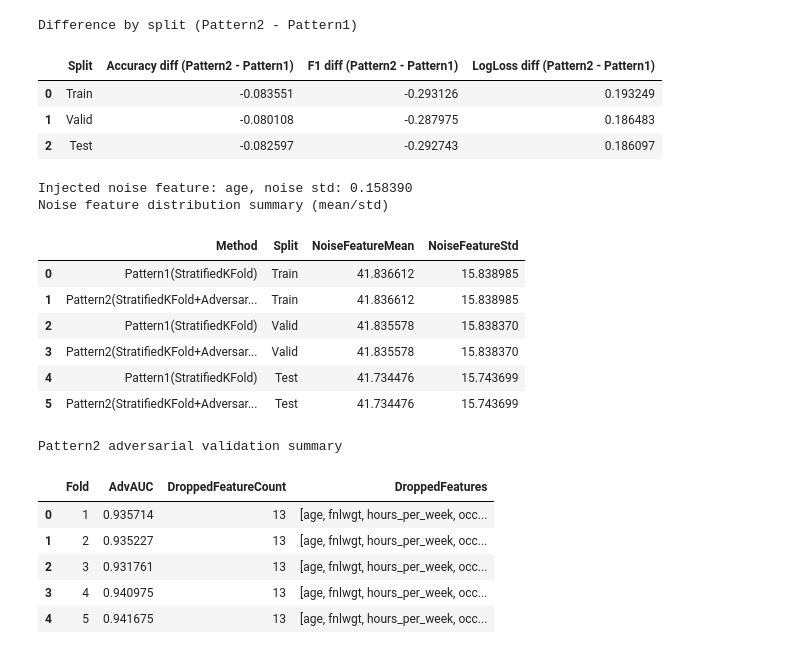
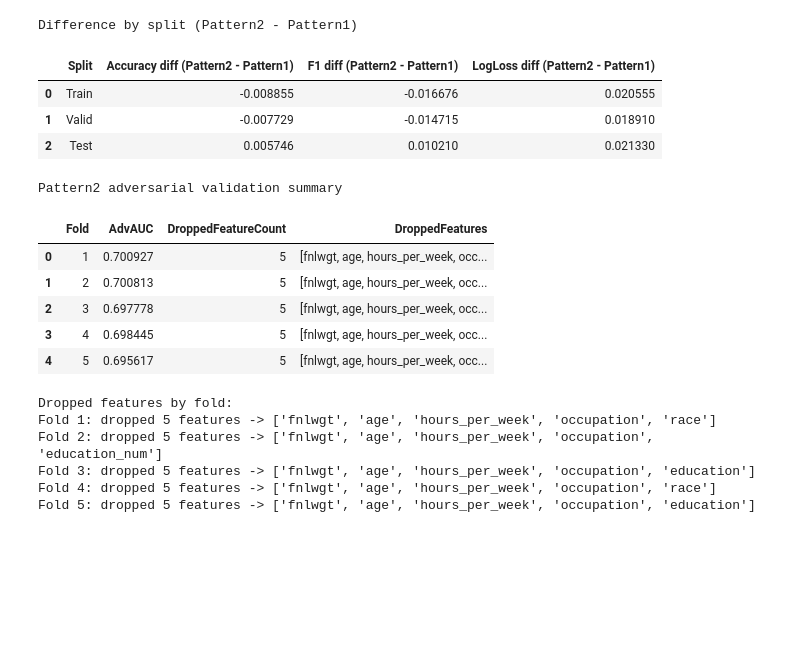
Before and after one commit to hirayukis/kaggle-techniques-ojt, a Jupyter notebook: 05_stratified_kfold_pattern1_pattern2_adversarial.ipynb, the cells around one changed output. Cells and saved outputs as stored; diff of their text form; code cells hidden in the pictures; blank space fills up the shorter version.

```diff
--- a/05_stratified_kfold_pattern1_pattern2_adversarial.ipynb
+++ b/05_stratified_kfold_pattern1_pattern2_adversarial.ipynb
@@ -191,30 +156,11 @@ def run_stratified_kfold_pattern(method_name, use_adversarial_drop=False):
         y_va = y_train_full.iloc[va_idx].copy()
         X_te = X_test.copy()
 
-        X_va, X_te = add_distribution_shift_noise(
-            X_valid=X_va,
-            X_test=X_te,
-            feature_name=NOISE_TARGET_FEATURE,
-            noise_std=NOISE_STD,
-            seed=SEED + NOISE_SEED_OFFSET + fold
-        )
-
-        feature_mean_by_split = {
-            'Train': float(X_tr[NOISE_TARGET_FEATURE].mean()),
-            'Valid': float(X_va[NOISE_TARGET_FEATURE].mean()),
-            'Test': float(X_te[NOISE_TARGET_FEATURE].mean())
-        }
-        feature_std_by_split = {
-            'Train': float(X_tr[NOISE_TARGET_FEATURE].std()),
-            'Valid': float(X_va[NOISE_TARGET_FEATURE].std()),
-            'Test': float(X_te[NOISE_TARGET_FEATURE].std())
-        }
-
         adv_auc = np.nan
         dropped_features = []
 
         if use_adversarial_drop:
-            adv_auc, dropped_features = adversarial_drift_features(X_tr, X_va, draw_plot=(fold == 1))
+            adv_auc, dropped_features = adversarial_drift_features(X_tr, X_te, draw_plot=(fold == 1))
             max_drop = max(0, X_tr.shape[1] - 1)
             dropped_features = dropped_features[:max_drop]
 
@@ -252,11 +198,7 @@ def run_stratified_kfold_pattern(method_name, use_adversarial_drop=False):
                 'F1_macro': metrics['F1_macro'],
                 'LogLoss': metrics['LogLoss'],
                 'AdvAUC': adv_auc,
-                'DroppedFeatureCount': len(dropped_features),
-                'NoiseFeature': NOISE_TARGET_FEATURE,
-                'NoiseStd': NOISE_STD,
-                'NoiseFeatureMean': feature_mean_by_split[metrics['Split']],
-                'NoiseFeatureStd': feature_std_by_split[metrics['Split']]
+                'DroppedFeatureCount': len(dropped_features)
             }
             fold_rows.append(row)
 
@@ -340,5 +282,6 @@ display(pattern2_fold_df.head())
 # %%
-comparison_df = pd.concat([pattern1_mean_df, pattern2_mean_df], ignore_index=True)
+comparison_df = pd.concat([pattern1_mean_df, pattern2_mean_df], ignore_index=True
+)
 comparison_df['Split'] = pd.Categorical(comparison_df['Split'], categories=['Train', 'Valid', 'Test'], ordered=True)
 comparison_df = comparison_df.sort_values(['Split', 'Method']).reset_index(drop=True)
 display(comparison_df)
@@ -355,16 +298,14 @@ diff = pd.DataFrame({
 print('Difference by split (Pattern2 - Pattern1)')
 display(diff)
 
-print(f'Injected noise feature: {NOISE_TARGET_FEATURE}, noise std: {NOISE_STD:.6f}')
-noise_view = pd.concat([pattern1_fold_df, pattern2_fold_df], ignore_index=True)
-noise_summary = noise_view.groupby(['Method', 'Split'], as_index=False)[['NoiseFeatureMean', 'NoiseFeatureStd']].mean()
-noise_summary['Split'] = pd.Categorical(noise_summary['Split'], categories=['Train', 'Valid', 'Test'], ordered=True)
-noise_summary = noise_summary.sort_values(['Split', 'Method']).reset_index(drop=True)
-print('Noise feature distribution summary (mean/std)')
-display(noise_summary)
-
 drop_summary = pattern2_drop_info[['Fold', 'AdvAUC', 'DroppedFeatureCount', 'DroppedFeatures']].copy()
 print('Pattern2 adversarial validation summary')
 display(drop_summary)
+print('Dropped features by fold:')
+for _, row in drop_summary.iterrows():
+    fold = int(row['Fold'])
+    drop_count = int(row['DroppedFeatureCount'])
+    dropped = row['DroppedFeatures']
+    print(f'Fold {fold}: dropped {drop_count} features -> {dropped}')
 # %% [output]
 |  | Method | Split | Accuracy | F1_macro | LogLoss |
@@ -377,24 +318,21 @@ display(drop_summary)
 Difference by split (Pattern2 - Pattern1)
 |  | Split | Accuracy diff (Pattern2 - Pattern1) | F1 diff (Pattern2 - Pattern1) | LogLoss diff (Pattern2 - Pattern1) |
-| 0 | Train | -0.083551 | -0.293126 | 0.193249 |
-| 1 | Valid | -0.080108 | -0.287975 | 0.186483 |
-| 2 | Test | -0.082597 | -0.292743 | 0.186097 |
+| 0 | Train | -0.008855 | -0.016676 | 0.020555 |
+| 1 | Valid | -0.007729 | -0.014715 | 0.018910 |
+| 2 | Test | 0.005746 | 0.010210 | 0.021330 |
-Injected noise feature: age, noise std: 0.158390
-Noise feature distribution summary (mean/std)
+Pattern2 adversarial validation summary
-|  | Method | Split | NoiseFeatureMean | NoiseFeatureStd |
-| 0 | Pattern1(StratifiedKFold) | Train | 41.836612 | 15.838985 |
-| 1 | Pattern2(StratifiedKFold+Adversar... | Train | 41.836612 | 15.838985 |
-| 2 | Pattern1(StratifiedKFold) | Valid | 41.835578 | 15.838370 |
-| 3 | Pattern2(StratifiedKFold+Adversar... | Valid | 41.835578 | 15.838370 |
-| 4 | Pattern1(StratifiedKFold) | Test | 41.734476 | 15.743699 |
-| 5 | Pattern2(StratifiedKFold+Adversar... | Test | 41.734476 | 15.743699 |
+|  | Fold | AdvAUC | DroppedFeatureCount | DroppedFeatures |
+| 0 | 1 | 0.700927 | 5 | [fnlwgt, age, hours_per_week, occ... |
+| 1 | 2 | 0.700813 | 5 | [fnlwgt, age, hours_per_week, occ... |
+| 2 | 3 | 0.697778 | 5 | [fnlwgt, age, hours_per_week, occ... |
+| 3 | 4 | 0.698445 | 5 | [fnlwgt, age, hours_per_week, occ... |
+| 4 | 5 | 0.695617 | 5 | [fnlwgt, age, hours_per_week, occ... |
-Pattern2 adversarial validation summary
+Dropped features by fold:
+Fold 1: dropped 5 features -> ['fnlwgt', 'age', 'hours_per_week', 'occupation', 'race']
+Fold 2: dropped 5 features -> ['fnlwgt', 'age', 'hours_per_week', 'occupation', 'education_num']
+Fold 3: dropped 5 features -> ['fnlwgt', 'age', 'hours_per_week', 'occupation', 'education']
+Fold 4: dropped 5 features -> ['fnlwgt', 'age', 'hours_per_week', 'occupation', 'race']
+Fold 5: dropped 5 features -> ['fnlwgt', 'age', 'hours_per_week', 'occupation', 'education']
-|  | Fold | AdvAUC | DroppedFeatureCount | DroppedFeatures |
-| 0 | 1 | 0.935714 | 13 | [age, fnlwgt, hours_per_week, occ... |
-| 1 | 2 | 0.935227 | 13 | [age, fnlwgt, hours_per_week, occ... |
-| 2 | 3 | 0.931761 | 13 | [age, fnlwgt, hours_per_week, occ... |
-| 3 | 4 | 0.940975 | 13 | [age, fnlwgt, hours_per_week, occ... |
-| 4 | 5 | 0.941675 | 13 | [age, fnlwgt, hours_per_week, occ... |
 # %%
 agreement = (pattern1_test_pred == pattern2_test_pred).mean()
 print(f'Test prediction agreement (Pattern1 vs Pattern2): {agreement:.4f}')
```
Also changed, not shown: parts of 7 cells of this notebook, 9 other files.
